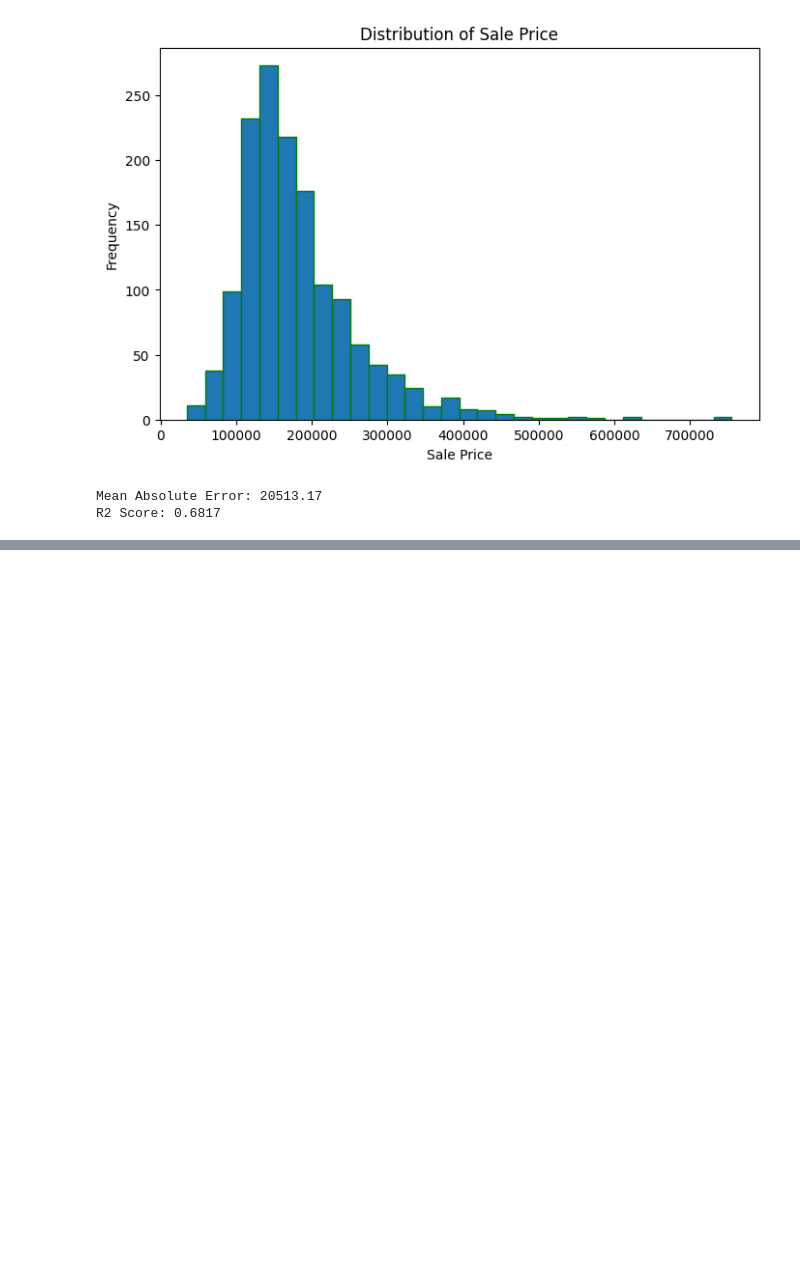
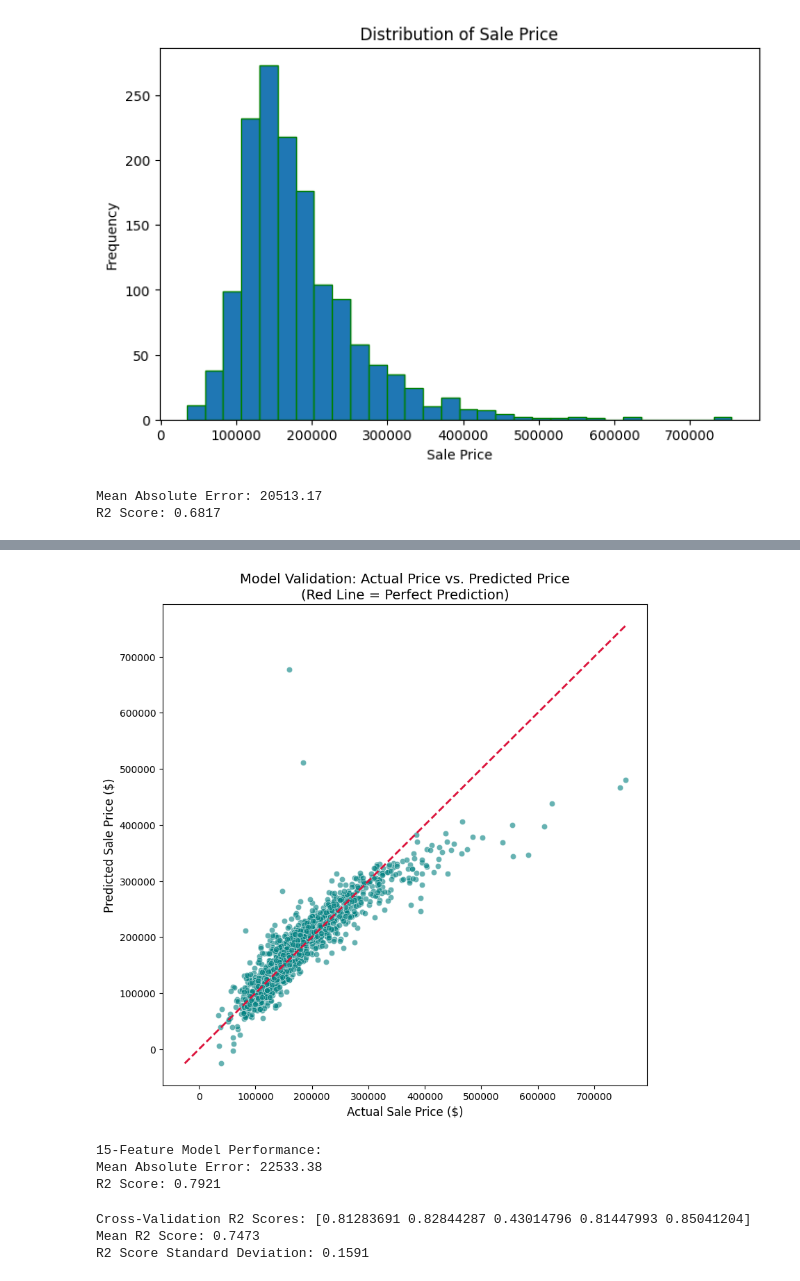
Before and after one commit to lira-gabriella/Machine_Learning_project, a Jupyter notebook: Features.ipynb, the cells around one changed output, grey strips where cells are left out. Drawn from its saved outputs; the diff is of its cells as text; code cells hidden in the pictures; blank space fills up the shorter version.

```diff
--- a/Features.ipynb
+++ b/Features.ipynb
@@ -114,0 +321,53 @@ R2 Score: 0.6817
+# %%
+import matplotlib.pyplot as plt
+import seaborn as sns
+import numpy as np
+
+X_pos_15 = encoded_df[top_15_pos].fillna(0)
+actual_prices = encoded_df['SalePrice']
+predicted_prices = model_pos_15.predict(X_pos_15)
+
+plt.figure(figsize=(9, 9))
+
+sns.scatterplot(x=actual_prices, y=predicted_prices, alpha=0.6, color='teal')
+
+min_val = min(actual_prices.min(), predicted_prices.min())
+max_val = max(actual_prices.max(), predicted_prices.max())
+plt.plot([min_val, max_val], [min_val, max_val], color='crimson', linestyle='--', linewidth=2)
+
+plt.xlabel('Actual Sale Price ($)', fontsize=12)
+plt.ylabel('Predicted Sale Price ($)', fontsize=12)
+plt.title('Model Validation: Actual Price vs. Predicted Price\n(Red Line = Perfect Prediction)', fontsize=14)
+
+plt.ticklabel_format(style='plain', axis='both')
+
+plt.show()
+# %% [output]
+[figure, added]
+# %%
+from sklearn.metrics import mean_absolute_error, r2_score
+
+mae_pos_15 = mean_absolute_error(actual_prices, predicted_prices)
+r2_pos_15 = r2_score(actual_prices, predicted_prices)
+
+print(f"15-Feature Model Performance:")
+print(f"Mean Absolute Error: {mae_pos_15:.2f}")
+print(f"R2 Score: {r2_pos_15:.4f}")
+# %% [output]
+15-Feature Model Performance:
+Mean Absolute Error: 22533.38
+R2 Score: 0.7921
+# %%
+from sklearn.model_selection import cross_val_score
+import numpy as np
+
+kf = KFold(n_splits=5, shuffle=True, random_state=42)
+cv_scores = cross_val_score(LinearRegression(), X_pos_15, actual_prices, cv=kf, scoring='r2')
+
+print(f"Cross-Validation R2 Scores: {cv_scores}")
+print(f"Mean R2 Score: {np.mean(cv_scores):.4f}")
+print(f"R2 Score Standard Deviation: {np.std(cv_scores):.4f}")
+# %% [output]
+Cross-Validation R2 Scores: [0.81283691 0.82844287 0.43014796 0.81447993 0.85041204]
+Mean R2 Score: 0.7473
+R2 Score Standard Deviation: 0.1591
```
Also changed, not shown: parts of 13 cells of this notebook.
